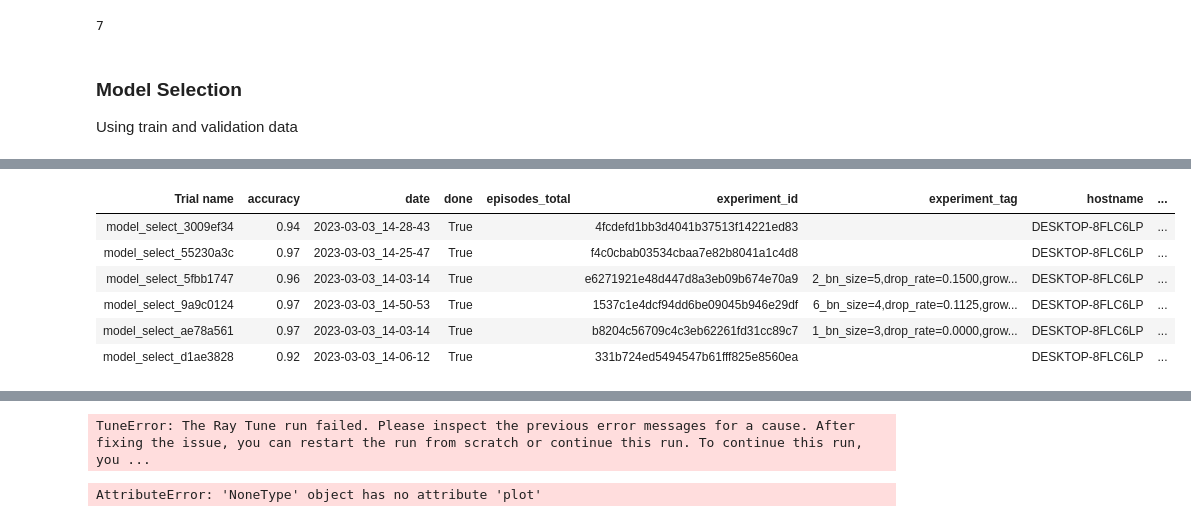
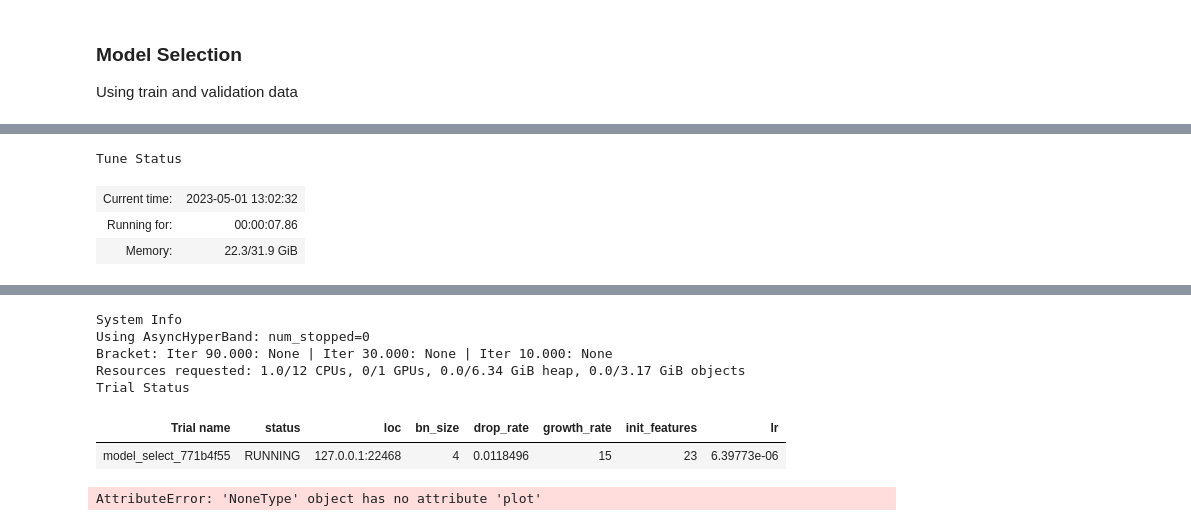
Before and after one commit to Skuvrik/Masterthesis, a Jupyter notebook: model_selection.ipynb, the cells around one changed output, grey strips where cells are left out. Saved outputs shown, nothing was run; the diff lists cells and outputs as text; code cells hidden in the pictures.

```diff
--- a/model_selection.ipynb
+++ b/model_selection.ipynb
@@ -3,7 +3,7 @@ import torch
 import numpy as np
 import pandas as pd
 import pydicom as pdc
-from utils.datahandling_utils import createImageIndexCSV, get_max_intensity_for_dataset, load_and_prepare_images, create_cross_val_splits
+from utils.datahandling_utils import createImageIndexCSV, get_max_intensity_for_dataset, load_and_prepare_images_from_txt
 from utils.model_utils import train_and_eval
 from torch import nn
 import os
@@ -12,7 +12,7 @@ os.environ["OMP_NUM_THREADS"] = "1"
 
 SEED = 41
 np.random.seed(SEED)
-BATCH_SIZE = 512
+BATCH_SIZE = 128
 EPOCHS = 100
 # image_path = "D:/AIF_DCE"
 image_path = "D:/iCAT_IMAGES/"
@@ -43,7 +21,16 @@ True labels in test: 126 of 441 (28.599999999999998%)
-# %%
-len(test_images.groupby(['Patient']))
-# %% [output]
-7
+# %%
+train_images = pd.read_csv(
+    './data/combined_train_images.csv', delimiter=',', index_col=0)
+train_labels = pd.read_csv(
+    './data/combined_train_labels.csv', delimiter=',', index_col=0)
+val_images = pd.read_csv(
+    './data/combined_val_images.csv', delimiter=',', index_col=0)
+val_labels = pd.read_csv(
+    './data/combined_val_labels.csv', delimiter=',', index_col=0)
+test_images = pd.read_csv('./data/combined_test_images.csv',
+                          delimiter=',', index_col=0)
+test_labels = pd.read_csv('./data/combined_test_labels.csv',
+                          delimiter=',', index_col=0)
 # %% [markdown]
 ### Model Selection
 Using train and validation data
@@ -61,35 +60,39 @@ test_loader = DataLoader(test_dataset, batch_size=BATCH_SIZE, shuffle=True, num_
 # %%
-from ray import air, tune
+from ray import tune
 from ray.tune.schedulers import ASHAScheduler
 from ray.tune.search.hyperopt import HyperOptSearch
-from ray.tune.search.bayesopt import BayesOptSearch
-from ray.tune.search.hebo import HEBOSearch
 from models.dense_net_torch import DenseNet
 from utils.model_utils import train, validate
 
+
 def model_select(config):
     torch.manual_seed(SEED)
-    model = DenseNet(growth_rate=config['growth_rate'], num_init_features = config['init_features'], bn_size = config['bn_size'], drop_rate=config['drop_rate'], num_classes=1)
+    model = DenseNet(growth_rate=config['growth_rate'], num_init_features=config['init_features'],
+                     bn_size=config['bn_size'], drop_rate=config['drop_rate'], num_classes=1)
     model.to(device)
 
-    optimizer = torch.optim.Adam(model.parameters(), lr=config['lr'], amsgrad=True)
+    optimizer = torch.optim.Adam(
+        model.parameters(), lr=config['lr'], amsgrad=True)
     criterion = nn.BCEWithLogitsLoss().to(device)
 
-    for epoch in range(100):
+    for epoch in range(EPOCHS):
         train(train_loader, model, criterion, optimizer, device)
         loss = validate(val_loader, model, criterion, device, apr=True)
 
-        tune.report(val_loss = loss[0].item(), accuracy = loss[1], precision = loss[2], recall = loss[3])
+        tune.report(val_loss=loss[0].item(
+        ), accuracy=loss[1], precision=loss[2], recall=loss[3])
+
 
 search_space = {
-    'growth_rate': tune.randint(12,20),
-    'init_features' : tune.randint(20, 36),
-    'bn_size' : tune.randint(3, 8),
-    'drop_rate' : tune.uniform(0.,0.3),
-    'lr' : tune.loguniform(1e-5, 1e-3),
+    'growth_rate': tune.randint(10, 17),
+    'init_features': tune.randint(20, 30),
+    'bn_size': tune.randint(2, 7),
+    'drop_rate': tune.uniform(0., 0.3),
+    'lr': tune.loguniform(1e-6, 1e-3),
 }
 
-asha_scheduler = ASHAScheduler(metric="val_loss", mode="min", grace_period=10, max_t=EPOCHS+1, reduction_factor=3)
+asha_scheduler = ASHAScheduler(
+    metric="val_loss", mode="min", grace_period=10, max_t=EPOCHS+1, reduction_factor=3)
 
 search = HyperOptSearch(metric="val_loss", mode="min", random_state_seed=SEED)
 
@@ -97,10 +100,10 @@ search = HyperOptSearch(metric="val_loss", mode="min", random_state_seed=SEED)
 tuner = tune.Tuner(
     model_select,
     tune_config=tune.TuneConfig(
-    num_samples=100,
-    max_concurrent_trials=2,
-    scheduler=asha_scheduler,
-    search_alg=search,
+        num_samples=100,
+        max_concurrent_trials=2,
+        scheduler=asha_scheduler,
+        search_alg=search,
     ),
     param_space=search_space
 )
@@ -111,7 +114,4 @@ Trial Progress
+Tune Status
-| Trial name | accuracy | date | done | episodes_total | experiment_id | experiment_tag | hostname | ... |
-| model_select_3009ef34 | 0.94 | 2023-03-03_14-28-43 | True |  | 4fcdefd1bb3d4041b37513f14221ed83 |  | DESKTOP-8FLC6LP | ... |
-| model_select_55230a3c | 0.97 | 2023-03-03_14-25-47 | True |  | f4c0cbab03534cbaa7e82b8041a1c4d8 |  | DESKTOP-8FLC6LP | ... |
-| model_select_5fbb1747 | 0.96 | 2023-03-03_14-03-14 | True |  | e6271921e48d447d8a3eb09b674e70a9 | 2_bn_size=5,drop_rate=0.1500,grow... | DESKTOP-8FLC6LP | ... |
-| model_select_9a9c0124 | 0.97 | 2023-03-03_14-50-53 | True |  | 1537c1e4dcf94dd6be09045b946e29df | 6_bn_size=4,drop_rate=0.1125,grow... | DESKTOP-8FLC6LP | ... |
-| model_select_ae78a561 | 0.97 | 2023-03-03_14-03-14 | True |  | b8204c56709c4c3eb62261fd31cc89c7 | 1_bn_size=3,drop_rate=0.0000,grow... | DESKTOP-8FLC6LP | ... |
-| model_select_d1ae3828 | 0.92 | 2023-03-03_14-06-12 | True |  | 331b724ed5494547b61fff825e8560ea |  | DESKTOP-8FLC6LP | ... |
+| Current time: | 2023-05-01 13:02:32 |
+| Running for: | 00:00:07.86 |
+| Memory: | 22.3/31.9 GiB |
@@ -128,4 +118,10 @@ Only `cma.purecma` has been imported. Install `numpy` ("pip install numpy") if y
-TuneError: The Ray Tune run failed. Please inspect the previous error messages for a cause. After fixing the issue, you can restart the run from scratch or continue this run. To continue this run, you ...
+System Info
+Using AsyncHyperBand: num_stopped=0
+Bracket: Iter 90.000: None | Iter 30.000: None | Iter 10.000: None
+Resources requested: 1.0/12 CPUs, 0/1 GPUs, 0.0/6.34 GiB heap, 0.0/3.17 GiB objects
+Trial Status
+| Trial name | status | loc | bn_size | drop_rate | growth_rate | init_features | lr |
+| model_select_771b4f55 | RUNNING | 127.0.0.1:22468 | 4 | 0.0118496 | 15 | 23 | 6.39773e-06 |
 # %%
 ax = None
 for result in results:
```
Also changed, not shown: parts of 10 cells of this notebook, 44 other files.
